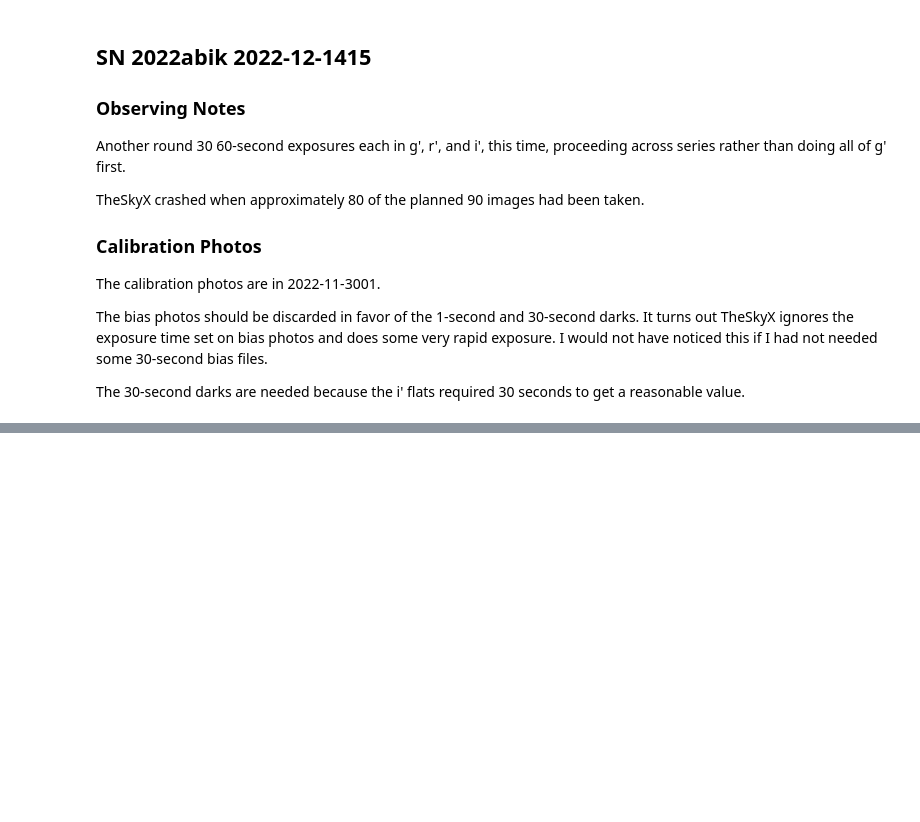
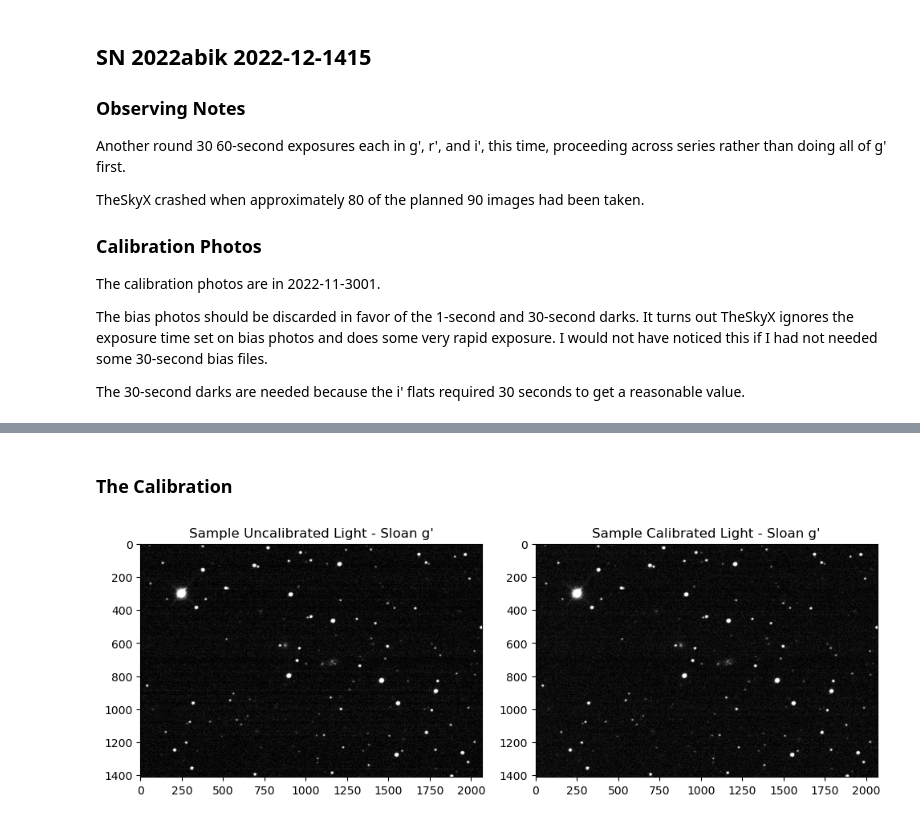
Before and after one commit to brianhill/transient-astronomy, a Jupyter notebook: targets/SN_2022abik/2022-12-1415/analysis-sofia.ipynb, the cells around one changed output, grey strips where cells are left out. Saved outputs shown, nothing was run; the diff lists cells and outputs as text; code cells hidden in the pictures; blank space fills up the shorter version.

```diff
--- a/targets/SN_2022abik/2022-12-1415/analysis-sofia.ipynb
+++ b/targets/SN_2022abik/2022-12-1415/analysis-sofia.ipynb
@@ -84,10 +90,28 @@ import astroalign as aa
 
 observation_date = '2022-12-1415'
 calibration_date = '2022-11-3001'
+filters = ['g', 'r']
+filter_full_names = ["Sloan g'", "Sloan r'"]
 light_exposure = 60 * u.second
 dark_exposure = light_exposure  # our method presumes this equality
 flat_exposure = 1 * u.second
 bias_exposure = flat_exposure  # our method presumes this equality
+
+BINNING = 2  # 2x2 binning
+SUBFRAMING = 2  # For "Half" Subframing
+UNBINNED_PLATE_SCALE = 0.239
+WIDTH_HEIGHT = (8288, 5644)
+plate_scale = UNBINNED_PLATE_SCALE * BINNING * u.arcsec
+# Our sensor is spec'd as 8288x5644, but when binned 2x2 and half-subframed, it writes out 4 columns of NaNs.
+# Therefore, we treat it as if it had 16 fewer columns, e.g., we treat it as if it was 8272x5644. This bins
+# and subframes to 2068 columns and 1411 rows, or about 0.275x0.187 degrees. Only the larger dimension is used.
+fov = np.max((8272, 5644)) / BINNING / SUBFRAMING * plate_scale.to(u.deg).value
+# Conveniences for referring to filters
+SLOAN_G_FILTER = 0
+SLOAN_R_FILTER = 1
+# %%
+dark_exposure = light_exposure  # our method presumes this equality
+bias_exposure = flat_exposure  # our method presumes this equality
 # %%
 # directories where the observation and calibration photos being analyzed is kept
 
@@ -155,3 +170,5 @@ NameError: name 'g_aligned_directory' is not defined
+# %% [markdown]
+### The Calibration
 # %%
 method = 'median'  # the method can be changed to 'average'
 
@@ -176,5 +226,27 @@ master_flat_subtracted = subtract_dark(master_g_flat,
 # %%
-g_lights_calibrated = [flat_correct(l, master_flat_subtracted) for l in g_lights_subtracted]
+# Log stretch uncalibrated
+
+stretch_function = log_stretch_transform(7, 50)
+transform = np.vectorize(stretch_function)
+transformed_sample_lights = [transform(data) for data in subtracted]
+
+# Log stretch calibrated (potentially with a different stretching function)
+
+stretch_function2 = log_stretch_transform(7, 50)
+transform2 = np.vectorize(stretch_function2)
+transformed_sample_calibrated_lights = [transform2(data) for data in calibrated_subtracted]
 # %%
-light = g_lights[0]
-g_calibrated_light = g_lights_calibrated[0]
+# Display first filter
+
+fig, axes = plt.subplots(1, 2, figsize=(10, 10))
+
+axes[0].imshow(transformed_sample_lights[SLOAN_G_FILTER], cmap='gray')
+axes[0].set_title("Sample Uncalibrated Light - " + filter_full_names[SLOAN_G_FILTER])
+
+axes[1].imshow(transformed_sample_calibrated_lights[SLOAN_G_FILTER], cmap='gray')
+axes[1].set_title("Sample Calibrated Light - " + filter_full_names[SLOAN_G_FILTER])
+
+plt.tight_layout()
+plt.show()
+# %% [output]
+[figure, added]
```
Also changed, not shown: parts of 43 cells of this notebook.
